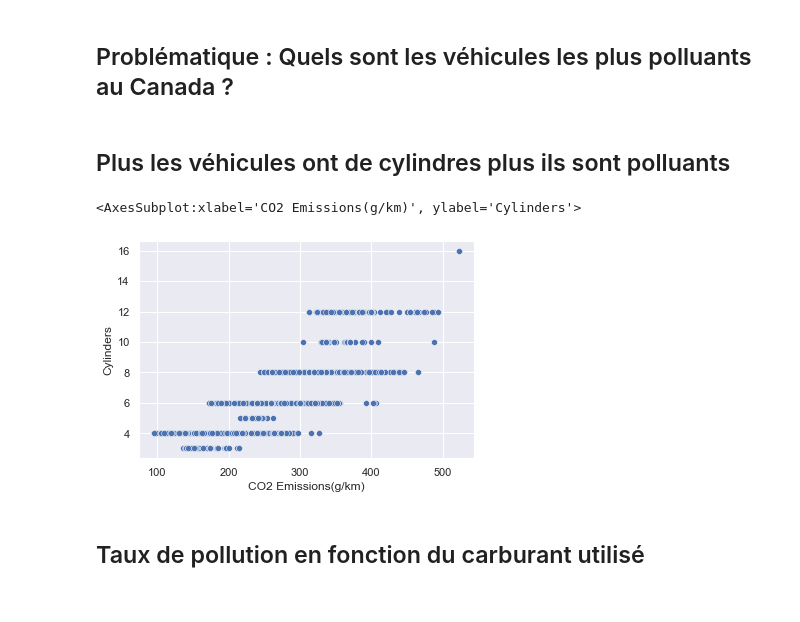
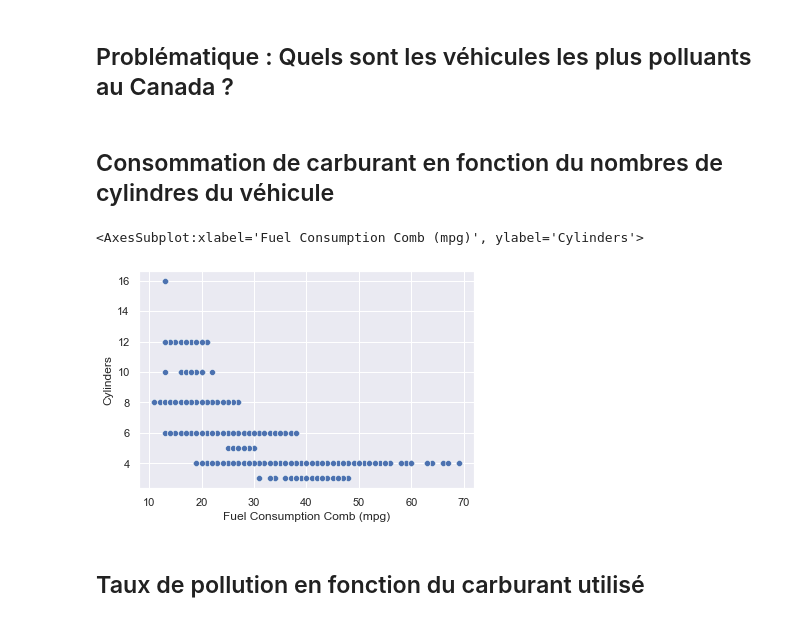
Before and after one commit to Jeevesen/Projet_DataVisualisation, a Jupyter notebook: DataVisualisation.ipynb, the cells around one changed output. Drawn from its saved outputs; the diff is of its cells as text; code cells hidden in the pictures.

```diff
--- a/DataVisualisation.ipynb
+++ b/DataVisualisation.ipynb
@@ -33,15 +33,17 @@ dtypes: float64(4), int64(3), object(5)
 memory usage: 692.5+ KB
 # %% [markdown]
 ## Problématique : Quels sont les véhicules les plus polluants au Canada ?
-# %% [markdown]
-## Plus les véhicules ont de cylindres plus ils sont polluants
-# %%
-# CO2 Emissions en g/km
-
-sns.scatterplot(x="CO2 Emissions(g/km)", y="Cylinders", data= df)
-# %% [output]
-<AxesSubplot:xlabel='CO2 Emissions(g/km)', ylabel='Cylinders'>
-[figure, removed]
+# %% [markdown]
+## Consommation de carburant en fonction du nombres de cylindres du véhicule
+# %%
+# Consommation de carburant en L/100 km
+
+sns.scatterplot(x="Fuel Consumption Comb (mpg)", y="Cylinders", data= df)
+
+# Le véhicule ayant le plus de cylindres consommera moins de carburant par litre sur 100 km.
+# %% [output]
+<AxesSubplot:xlabel='Fuel Consumption Comb (mpg)', ylabel='Cylinders'>
+[figure, added]
 # %% [markdown]
 ## Taux de pollution en fonction du carburant utilisé
 # %%
```
Also changed, not shown: parts of 4 cells of this notebook.
